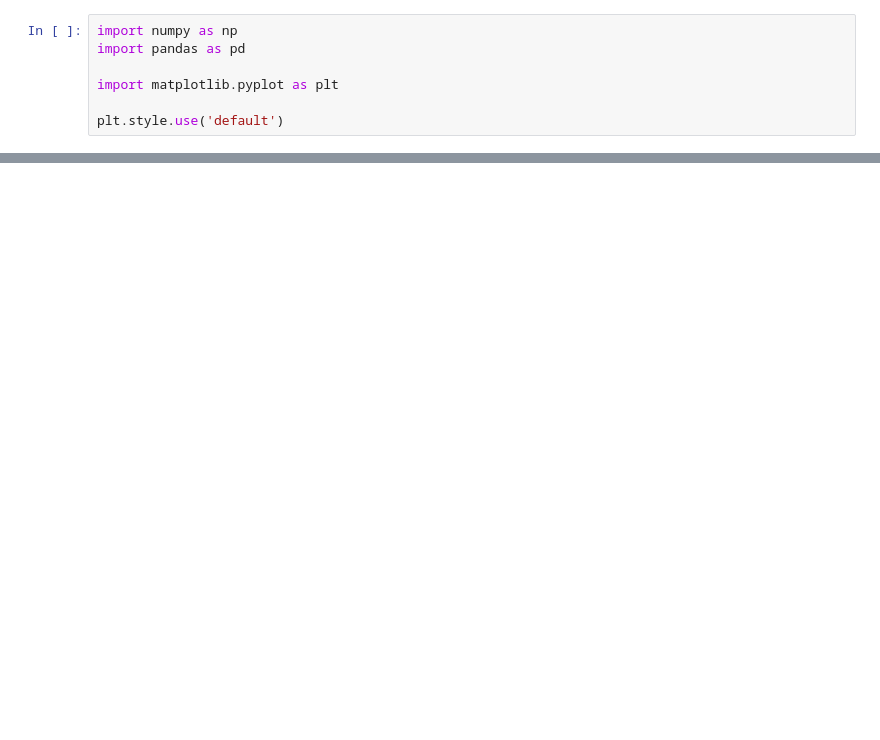
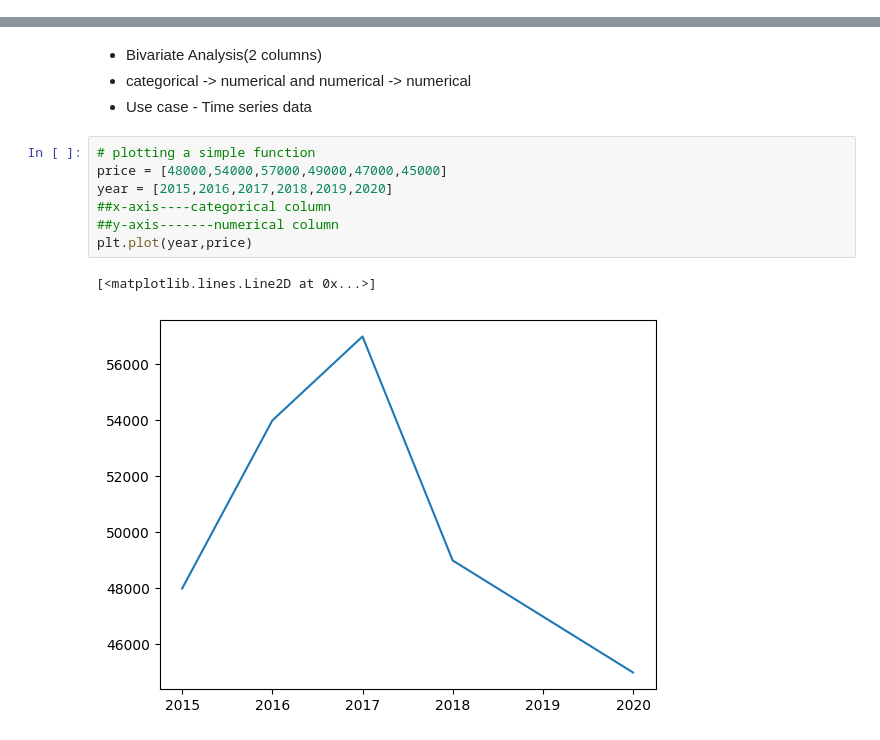
Before and after one commit to areebaarshadqureshi/Data-Analysis-Journey-CampusX, a Jupyter notebook: 04-Data-Visualization/01-Matplotlib/01-Introduction-to-Matplotlib/Matplotlib_Intro_Notes.ipynb, the cells around one changed output, grey strips where cells are left out. Drawn from its saved outputs; the diff is of its cells as text; blank space fills up the shorter version.

Commit message:
Add Matplotlib Lecture 1

```diff
--- a/04-Data-Visualization/01-Matplotlib/01-Introduction-to-Matplotlib/Matplotlib_Intro_Notes.ipynb
+++ b/04-Data-Visualization/01-Matplotlib/01-Introduction-to-Matplotlib/Matplotlib_Intro_Notes.ipynb
@@ -1,9 +1,2 @@
 # %% [markdown]
 <a href="https://colab.research.google.com/github/areebaarshadqureshi/Data-Science-Journey-CampusX/blob/main/04-Data-Visualization/01-Matplotlib/01-Introduction-to-Matplotlib/Matplotlib_Intro_Notes.ipynb" target="_parent"><img src="https://colab.research.google.com/assets/colab-badge.svg" alt="Open In Colab"/></a>
-# %%
-import numpy as np
-import pandas as pd
-
-import matplotlib.pyplot as plt
-
-plt.style.use('default')
@@ -252,0 +21,14 @@ dtype: int64
+# %% [markdown]
+- Bivariate Analysis(2 columns)
+- categorical -> numerical and numerical -> numerical
+- Use case - Time series data
+# %%
+# plotting a simple function
+price = [48000,54000,57000,49000,47000,45000]
+year = [2015,2016,2017,2018,2019,2020]
+##x-axis----categorical column
+##y-axis-------numerical column
+plt.plot(year,price)
+# %% [output]
+[<matplotlib.lines.Line2D at 0x...>]
+[figure, added]
```
Also changed, not shown: parts of 86 cells of this notebook.
